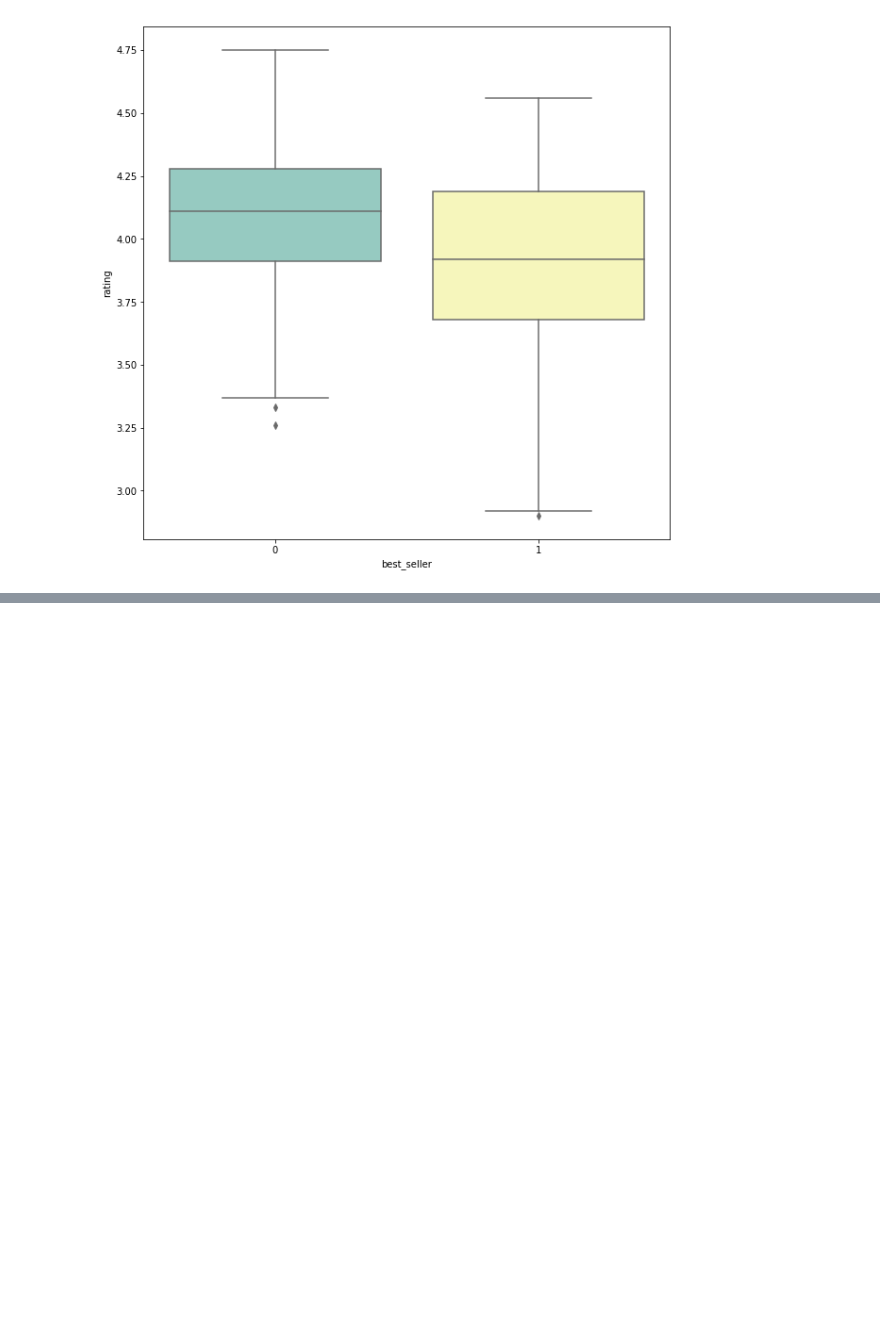
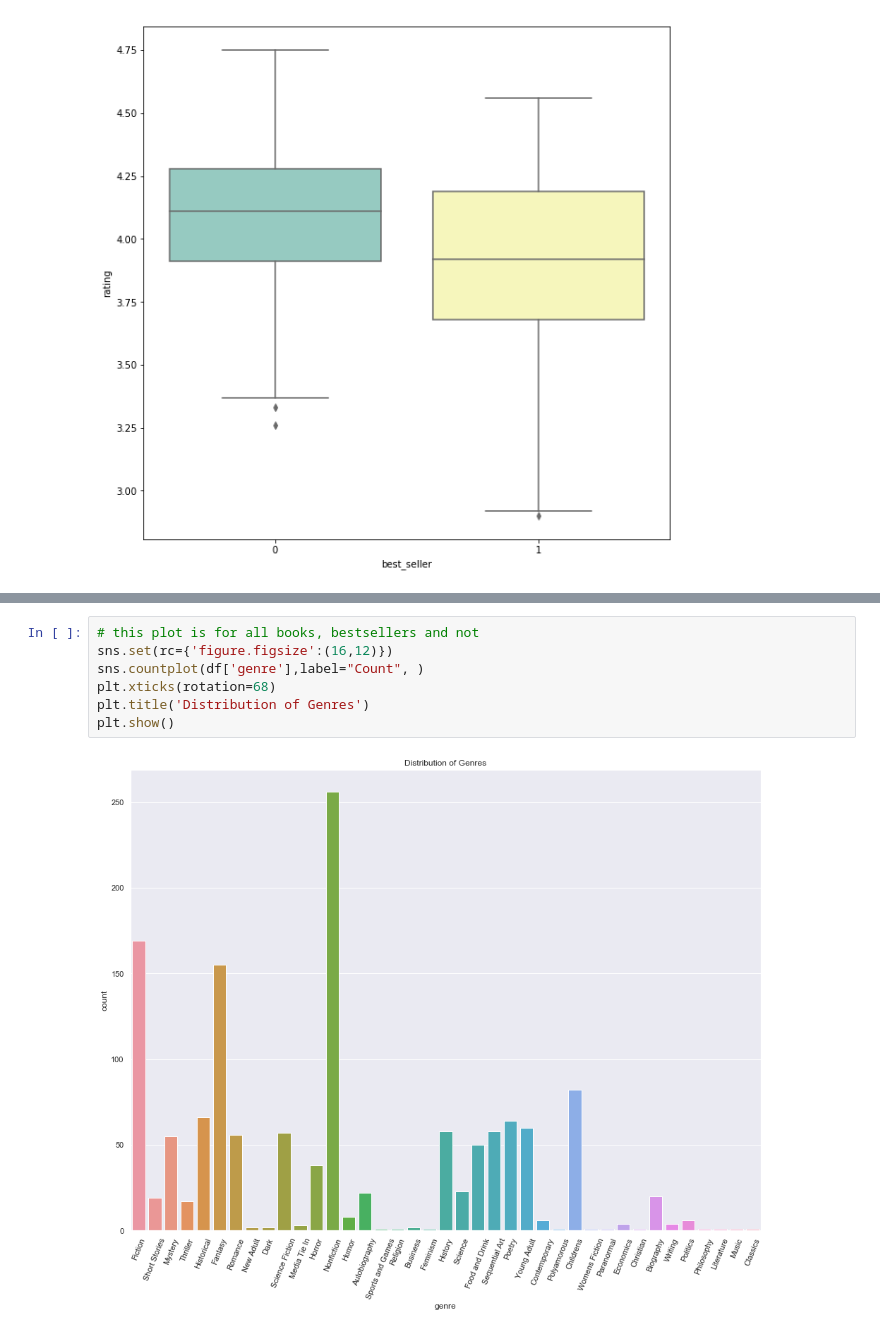
Before and after one commit to robillersomeone/NYT_bestsellers, a Jupyter notebook: initial_EDA.ipynb, the cells around one changed output, grey strips where cells are left out. Saved outputs shown, nothing was run; the diff lists cells and outputs as text; blank space fills up the shorter version.

```diff
--- a/initial_EDA.ipynb
+++ b/initial_EDA.ipynb
@@ -27,0 +53,9 @@ ax = sns.boxplot(x=df["best_seller"], y=df['rating'],
+# %%
+# this plot is for all books, bestsellers and not
+sns.set(rc={'figure.figsize':(16,12)})
+sns.countplot(df['genre'],label="Count", )
+plt.xticks(rotation=68)
+plt.title('Distribution of Genres')
+plt.show()
+# %% [output]
+[figure, added]
```
Also changed, not shown: parts of 8 cells of this notebook, 1 other file.
